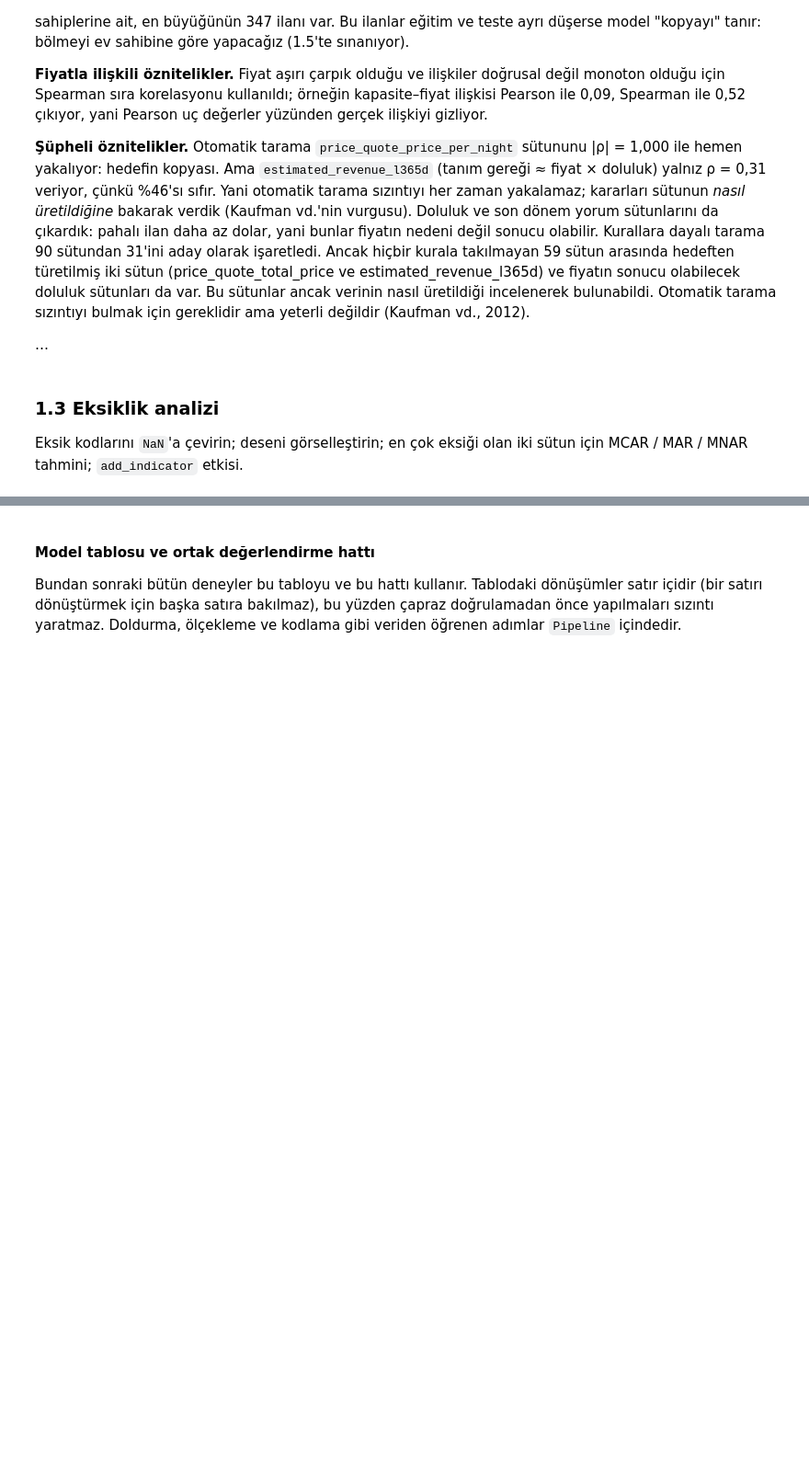
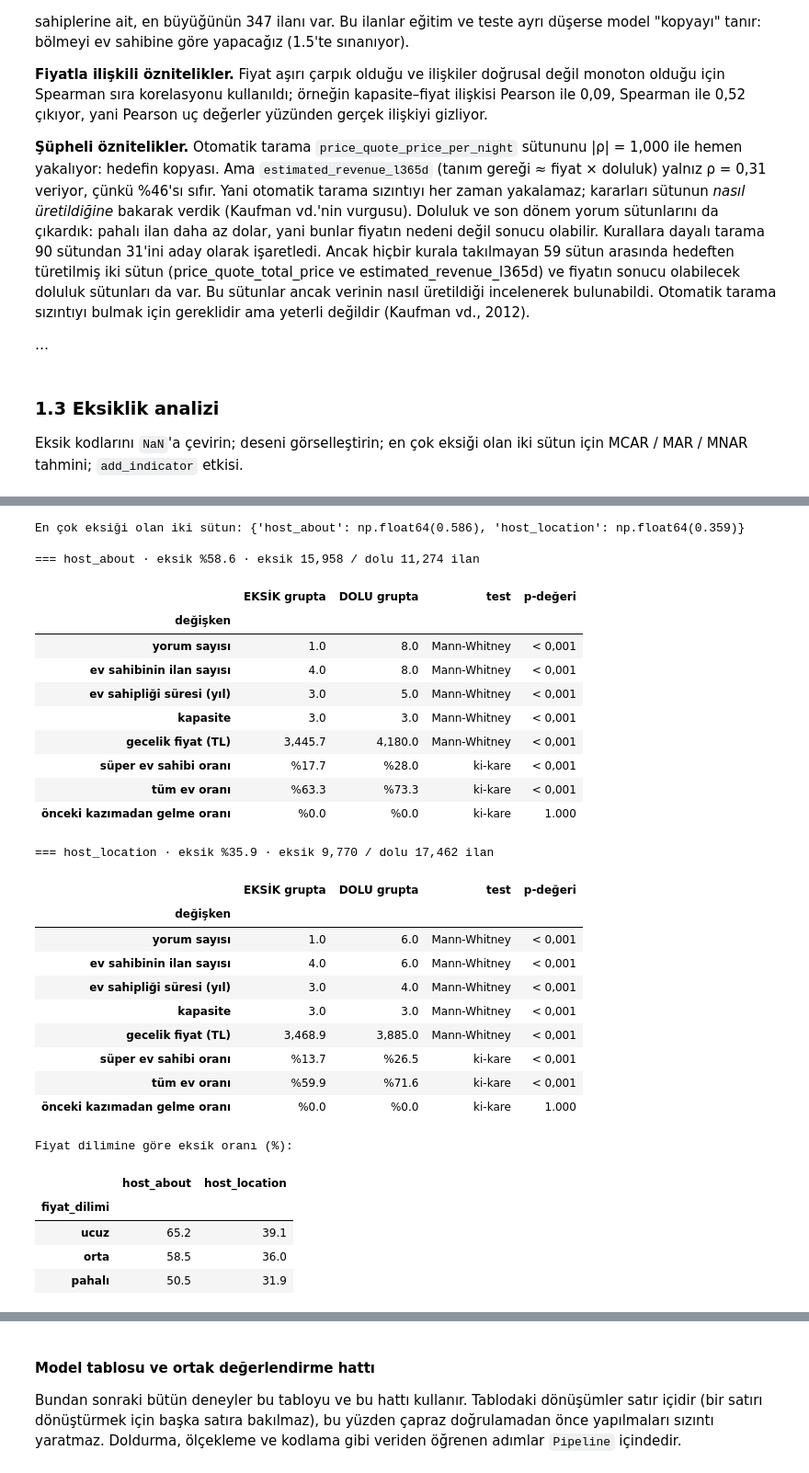
Before and after one commit to kubragiritkopuz/MachineLearningCourseDokuments, a Jupyter notebook: BIL545_Proje1_20261007.ipynb, the cells around one changed output, grey strips where cells are left out. Shown at 92% size. Cells and saved outputs as stored; diff of their text form; code cells hidden in the pictures; blank space fills up the shorter version.

```diff
--- a/BIL545_Proje1_20261007.ipynb
+++ b/BIL545_Proje1_20261007.ipynb
@@ -539,0 +679,71 @@ for sutun in ["host_about", "host_location"]:
+# %%
+# MCAR / MAR / MNAR: eksiklik göstergesi gözlenen değişkenlerle ilişkili mi?
+# ---- 1.3 (c) En çok eksiği olan iki sütun: eksik olanlar ile dolu olanlar farklı mı?
+from scipy.stats import chi2_contingency, mannwhitneyu
+
+# Tamamen boşlar hariç en eksik iki sütun (5b'deki sıralamadan)
+en_eksik_iki = list(kismi[:2])
+print("En çok eksiği olan iki sütun:", {c: round(eksik_oran[c], 3) for c in en_eksik_iki})
+
+SAYISAL_KARSILASTIRMA = {"number_of_reviews": "yorum sayısı",
+                         "calculated_host_listings_count": "ev sahibinin ilan sayısı",
+                         "hosts_time_as_host_years": "ev sahipliği süresi (yıl)",
+                         "accommodates": "kapasite",
+                         "fiyat": "gecelik fiyat (TL)"}
+KATEGORIK_KARSILASTIRMA = {"host_is_superhost": ("süper ev sahibi oranı", "t"),
+                           "room_type": ("tüm ev oranı", "Entire home/apt"),
+                           "source": ("önceki kazımadan gelme oranı", "onceki")}
+
+def eksiklik_mekanizmasi(sutun):
+    eksik = df[sutun].isna()
+    satirlar = []
+    for c, ad in SAYISAL_KARSILASTIRMA.items():          # sayısal: medyanlar + Mann-Whitney U testi
+        a, b = df.loc[eksik, c].dropna(), df.loc[~eksik, c].dropna()
+        satirlar.append((ad, f"{a.median():,.1f}", f"{b.median():,.1f}", "Mann-Whitney", mannwhitneyu(a, b).pvalue))
+    for c, (ad, deger) in KATEGORIK_KARSILASTIRMA.items():  # kategorik: oranlar + ki-kare testi
+        p = chi2_contingency(pd.crosstab(eksik, df[c]))[1]
+        oran = (df[c] == deger).groupby(eksik).mean() * 100
+        satirlar.append((ad, f"%{oran[True]:.1f}", f"%{oran[False]:.1f}", "ki-kare", p))
+    t = pd.DataFrame(satirlar, columns=["değişken", "EKSİK grupta", "DOLU grupta", "test", "p-değeri"])
+    t["p-değeri"] = t["p-değeri"].map(lambda p: "< 0,001" if p < 0.001 else f"{p:.3f}")
+    return t.set_index("değişken")
+
+for sutun in en_eksik_iki:
+    print(f"\n=== {sutun} · eksik %{eksik_oran[sutun]*100:.1f} · eksik {df[sutun].isna().sum():,} / dolu {df[sutun].notna().sum():,} ilan")
+    display(eksiklik_mekanizmasi(sutun))
+
+# Hedefle ilişki: eksiklik fiyat dilimine göre değişiyor mu?
+print("\nFiyat dilimine göre eksik oranı (%):")
+display(pd.DataFrame({s: (df[s].isna().groupby(df["fiyat_dilimi"], observed=True).mean() * 100).round(1)
+                      for s in en_eksik_iki}))
+# %% [output]
+En çok eksiği olan iki sütun: {'host_about': np.float64(0.586), 'host_location': np.float64(0.359)}
+
+=== host_about · eksik %58.6 · eksik 15,958 / dolu 11,274 ilan
+|  | EKSİK grupta | DOLU grupta | test | p-değeri |
+| değişken |  |  |  |  |
+| yorum sayısı | 1.0 | 8.0 | Mann-Whitney | < 0,001 |
+| ev sahibinin ilan sayısı | 4.0 | 8.0 | Mann-Whitney | < 0,001 |
+| ev sahipliği süresi (yıl) | 3.0 | 5.0 | Mann-Whitney | < 0,001 |
+| kapasite | 3.0 | 3.0 | Mann-Whitney | < 0,001 |
+| gecelik fiyat (TL) | 3,445.7 | 4,180.0 | Mann-Whitney | < 0,001 |
+| süper ev sahibi oranı | %17.7 | %28.0 | ki-kare | < 0,001 |
+| tüm ev oranı | %63.3 | %73.3 | ki-kare | < 0,001 |
+| önceki kazımadan gelme oranı | %0.0 | %0.0 | ki-kare | 1.000 |
+=== host_location · eksik %35.9 · eksik 9,770 / dolu 17,462 ilan
+|  | EKSİK grupta | DOLU grupta | test | p-değeri |
+| değişken |  |  |  |  |
+| yorum sayısı | 1.0 | 6.0 | Mann-Whitney | < 0,001 |
+| ev sahibinin ilan sayısı | 4.0 | 6.0 | Mann-Whitney | < 0,001 |
+| ev sahipliği süresi (yıl) | 3.0 | 4.0 | Mann-Whitney | < 0,001 |
+| kapasite | 3.0 | 3.0 | Mann-Whitney | < 0,001 |
+| gecelik fiyat (TL) | 3,468.9 | 3,885.0 | Mann-Whitney | < 0,001 |
+| süper ev sahibi oranı | %13.7 | %26.5 | ki-kare | < 0,001 |
+| tüm ev oranı | %59.9 | %71.6 | ki-kare | < 0,001 |
+| önceki kazımadan gelme oranı | %0.0 | %0.0 | ki-kare | 1.000 |
+Fiyat dilimine göre eksik oranı (%):
+|  | host_about | host_location |
+| fiyat_dilimi |  |  |
+| ucuz | 65.2 | 39.1 |
+| orta | 58.5 | 36.0 |
+| pahalı | 50.5 | 31.9 |
```
Also changed, not shown: parts of 13 cells of this notebook.
